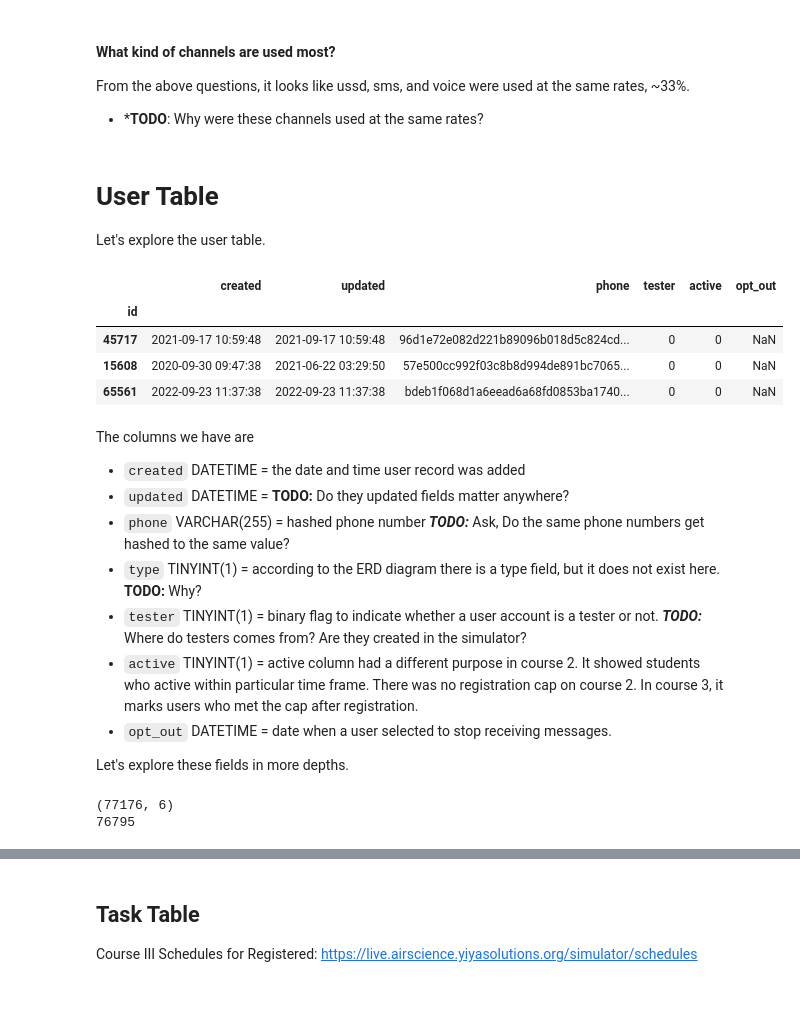
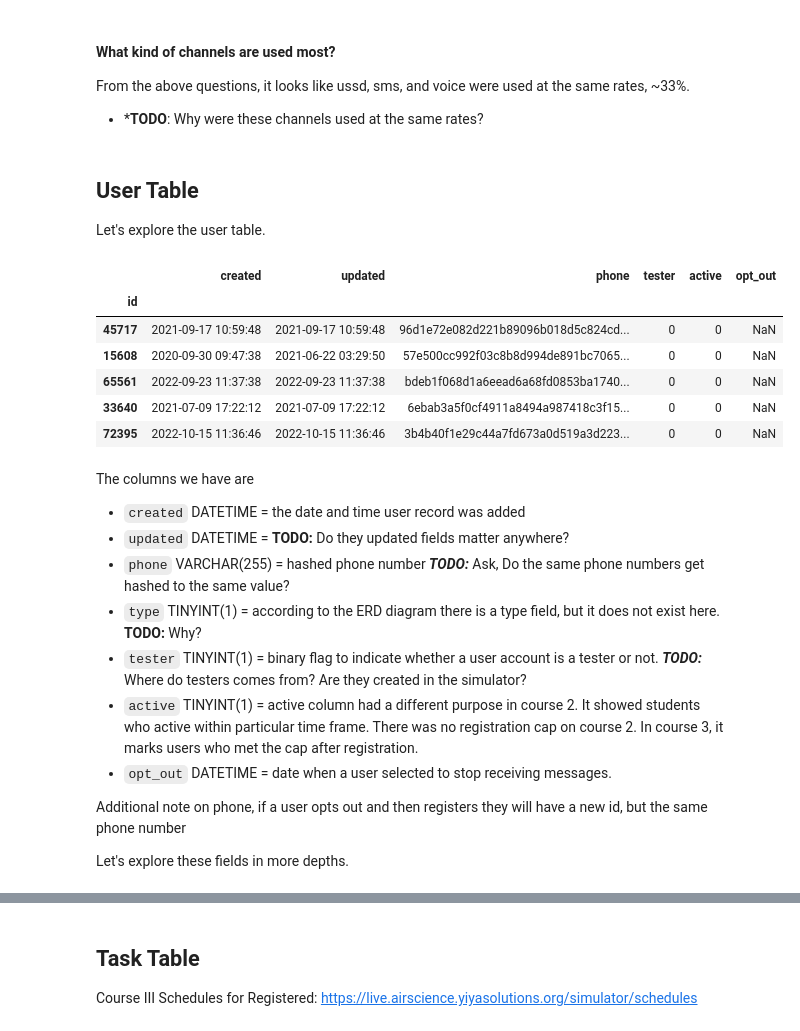
Before and after one commit to darrendbutler/yiya_data_analysis, a Jupyter notebook: dropout_analysis_course_2-3.ipynb, the cells around one changed output, grey strips where cells are left out. Saved outputs shown, nothing was run; the diff lists cells and outputs as text; code cells hidden in the pictures; blank space fills up the shorter version.

```diff
--- a/dropout_analysis_course_2-3.ipynb
+++ b/dropout_analysis_course_2-3.ipynb
@@ -425,39 +437,29 @@ ch_kind_counts
 From the above questions, it looks like ussd, sms, and voice were used at the same rates, ~33%.
 - ***TODO**: Why were these channels used at the same rates?
 # %% [markdown]
-# User Table
+## User Table
 Let's explore the user table.
 # %%
 user_df = read_data("user.pkl")
-user_df.sample(3, random_state=10)
+user_df.sample(5, random_state=10)
 # %% [output]
 |  | created | updated | phone | tester | active | opt_out |
 | id |  |  |  |  |  |  |
 | 45717 | 2021-09-17 10:59:48 | 2021-09-17 10:59:48 | 96d1e72e082d221b89096b018d5c824cd... | 0 | 0 | NaN |
 | 15608 | 2020-09-30 09:47:38 | 2021-06-22 03:29:50 | 57e500cc992f03c8b8d994de891bc7065... | 0 | 0 | NaN |
 | 65561 | 2022-09-23 11:37:38 | 2022-09-23 11:37:38 | bdeb1f068d1a6eead6a68fd0853ba1740... | 0 | 0 | NaN |
+| 33640 | 2021-07-09 17:22:12 | 2021-07-09 17:22:12 | 6ebab3a5f0cf4911a8494a987418c3f15... | 0 | 0 | NaN |
+| 72395 | 2022-10-15 11:36:46 | 2022-10-15 11:36:46 | 3b4b40f1e29c44a7fd673a0d519a3d223... | 0 | 0 | NaN |
 # %% [markdown]
 The columns we have are
 - `created` DATETIME  = the date and time user record was added
 - `updated` DATETIME = **TODO:** Do they updated fields matter anywhere?
 - `phone` VARCHAR(255) = hashed phone number ***TODO:*** Ask, Do the same phone numbers get hashed to the same value?
 - `type` TINYINT(1) = according to the ERD diagram there is a type field, but it does not exist here. **TODO:** Why?
-- `tester` TINYINT(1) = binary flag to indicate whether a user account is a tester or not. ***TODO:*** Where do testers comes from? Are they created in the simulator?
+- `tester` TINYINT(1) = binary flag to indicate whether a user account is a tester or not.  ***TODO:*** Where do testers comes from? Are they created in the simulator?
 - `active` TINYINT(1) = active column had a different purpose in course 2. It showed students who active within particular time frame. There was no registration cap on course 2. In course 3, it marks users who met the cap after registration.
 - `opt_out` DATETIME = date when a user selected to stop receiving messages.
 
+Additional note on phone, if a user opts out and then registers they will have a new id, but the same phone number
+
 Let's explore these fields in more depths.
-# %%
-# Is the same phone number hashed the same way for different users? -
-# David will conduct a test query to see if there is a repeat.
-"""
-Scenario where users can have different id but same phone number
-1. if a user opts out and then registers they will have a new id, but the same phone number
-
-If the change hash is happening on an opted out number
-"""
-print(user_df.shape)
-print(user_df["phone"].nunique())
-# %% [output]
-(77176, 6)
-76795
```
Also changed, not shown: parts of 32 cells of this notebook.
